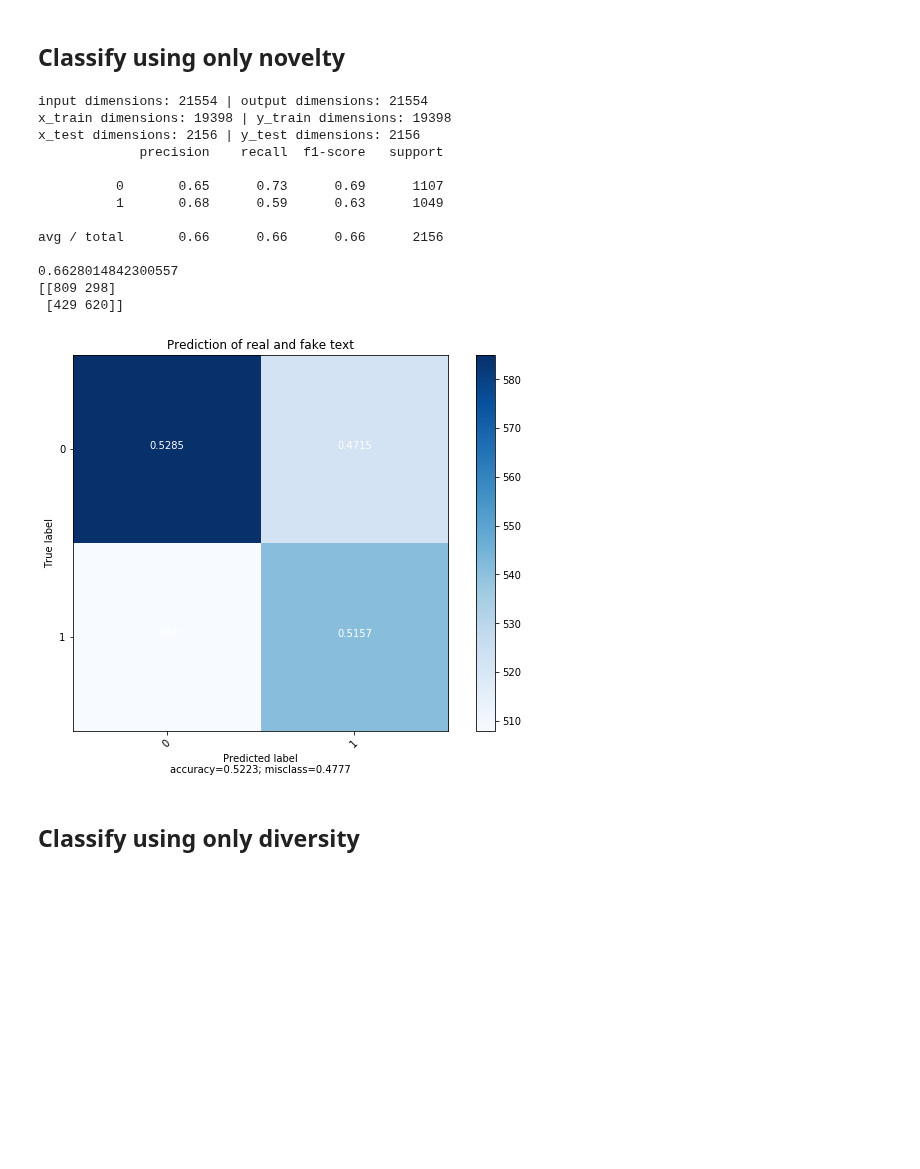
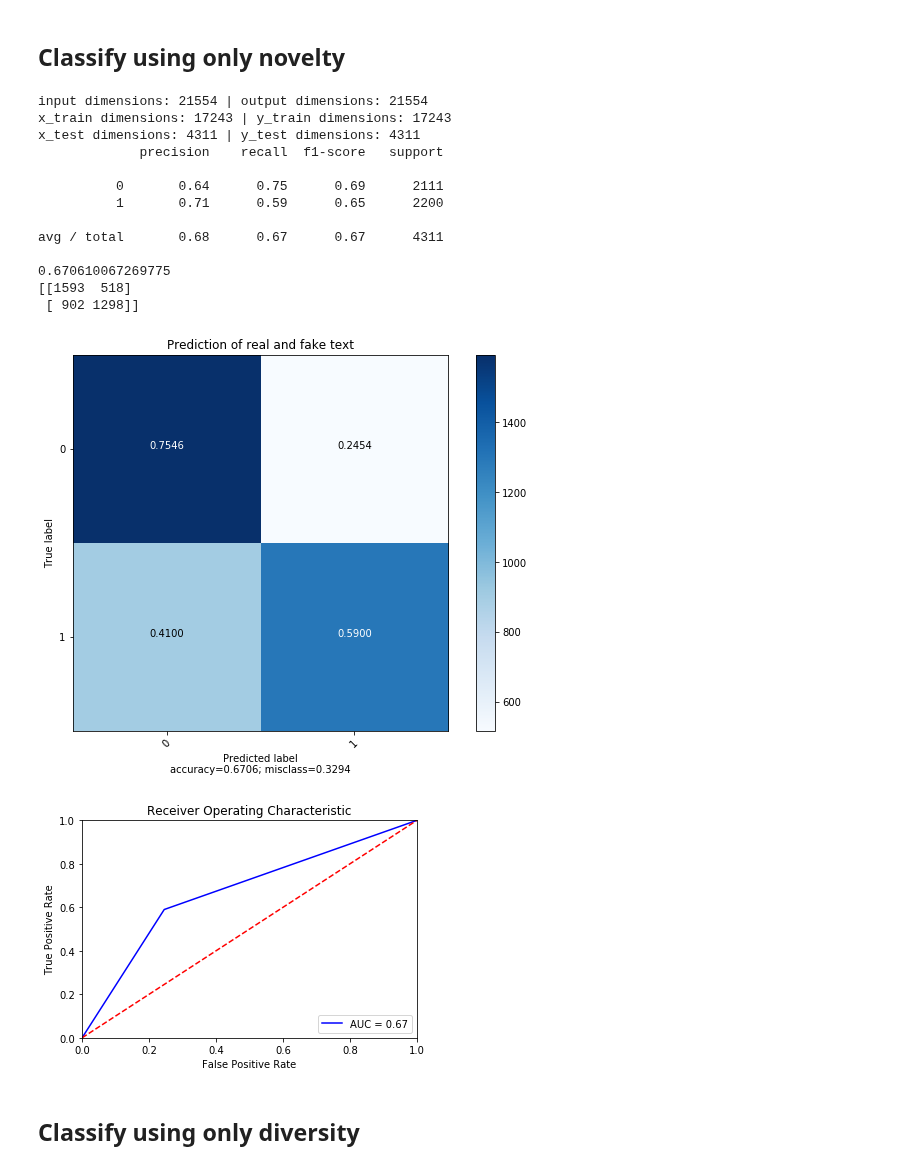
Before and after one commit to debashishc/classification-real-fake-text, a Jupyter notebook: analysis_jaccard/Jaccard_Classifier.ipynb, the cells around one changed output. Saved outputs shown, nothing was run; the diff lists cells and outputs as text; code cells hidden in the pictures; blank space fills up the shorter version.

```diff
--- a/analysis_jaccard/Jaccard_Classifier.ipynb
+++ b/analysis_jaccard/Jaccard_Classifier.ipynb
@@ -170,53 +110,33 @@ avg / total       0.92      0.92      0.92      2156
 # %%
 novs = combined_data['novelty'].values
 
-x = []
+x = list()
 for ix, nov in enumerate(novs):
     x.append([nov])
 
-x_train, test, train_labels, test_labels = train_test_split(x, y, test_size = 0.10)
+test_labels, y_preds = classify(x, y, 0.2)
 
-print('input dimensions:', len(x), '|', 'output dimensions:', len(y))
-print('x_train dimensions:', len(x_train), '|', 'y_train dimensions:', len(train_labels))
-print('x_test dimensions:', len(test), '|', 'y_test dimensions:', len(test_labels))
-
-# Initialize classifier
-rfc = RandomForestClassifier()
-
-# Train classifier
-model = rfc.fit(x_train, train_labels)
-
-# Make predictions
-preds = rfc.predict(test)
-
-# Evaluate model
-from sklearn.metrics import classification_report, accuracy_score
-print(classification_report(test_labels, preds))
-print(accuracy_score(test_labels, preds))
-
-from sklearn.metrics import confusion_matrix
-print(confusion_matrix(test_labels, preds))
-
-
-plot_confusion_matrix(cm           = confusion_matrix(test_labels, y_preds),                  # confusion matrix created by
-                                                          # sklearn.metrics.confusion_matrix
+plot_confusion_matrix(cm           = confusion_matrix(test_labels, y_preds), # confusion matrix created by sklearn.metrics.confusion_matrix
                       normalize    = True,                # show proportions
                       target_names = [0, 1],       # list of names of the classes
                       title        = 'Prediction of real and fake text') # title of graph
+
+plot_roc_curve(test_labels=test_labels, y_preds=y_preds)
 # %% [output]
 input dimensions: 21554 | output dimensions: 21554
-x_train dimensions: 19398 | y_train dimensions: 19398
-x_test dimensions: 2156 | y_test dimensions: 2156
+x_train dimensions: 17243 | y_train dimensions: 17243
+x_test dimensions: 4311 | y_test dimensions: 4311
              precision    recall  f1-score   support
 
-          0       0.65      0.73      0.69      1107
-          1       0.68      0.59      0.63      1049
+          0       0.64      0.75      0.69      2111
+          1       0.71      0.59      0.65      2200
 
-avg / total       0.66      0.66      0.66      2156
+avg / total       0.68      0.67      0.67      4311
 
-0.6628014842300557
-[[809 298]
- [429 620]]
+0.670610067269775
+[[1593  518]
+ [ 902 1298]]
-[figure, old version]
+[figure, new version]
+[figure, added]
 # %% [markdown]
 ## Classify using only diversity
```
Also changed, not shown: parts of 8 cells of this notebook.
